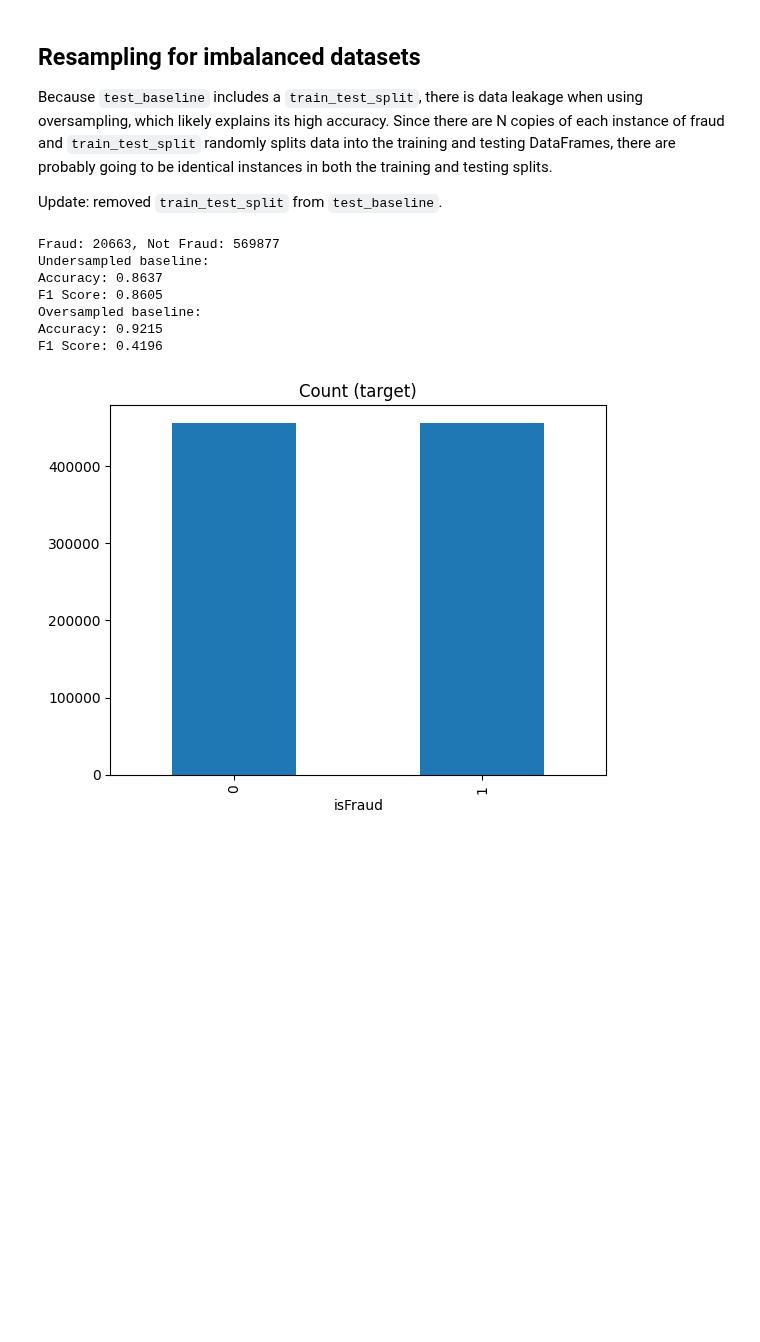
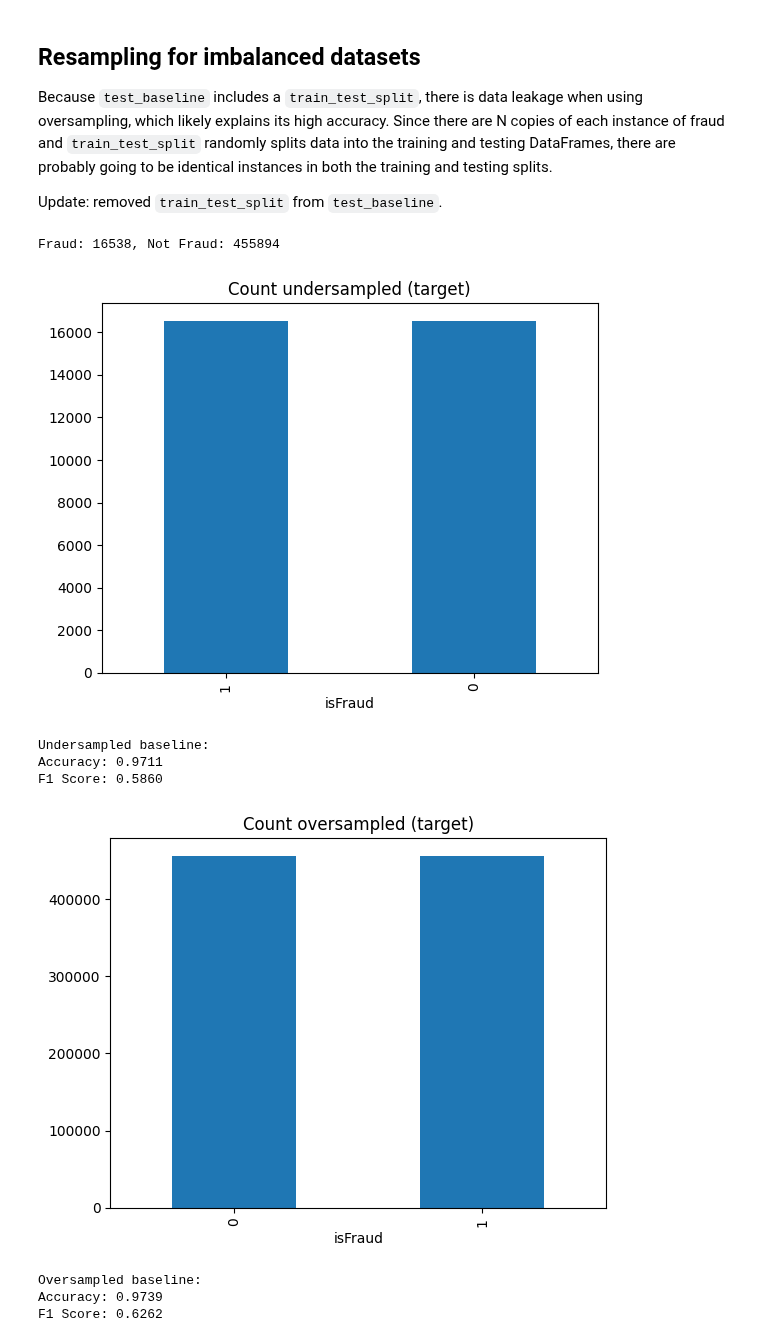
Before and after one commit to zachvin/fraud-prediction, a Jupyter notebook: fraud-etl.ipynb, the cells around one changed output. Saved outputs shown, nothing was run; the diff lists cells and outputs as text; code cells hidden in the pictures; blank space fills up the shorter version.

```diff
--- a/fraud-etl.ipynb
+++ b/fraud-etl.ipynb
@@ -57,14 +57,21 @@ for col in categorical_cols:
     train[col] = encoder.fit_transform(train[col].astype(str))
 
 
-def test_baseline(X_train, y_train, X_test, y_test):
+def test_baseline(X_train, y_train, X_test, y_test, fraud_rate=0.03499):
     classifier = xgboost.XGBClassifier(eval_metric='logloss')
 
     classifier.fit(X_train, y_train)
-    y_pred = classifier.predict(X_test)
+    y_pred_proba = classifier.predict_proba(X_test)
+
+    # 3.499% of train transactions are fraud, so we will label top 3.5% of test transactions as fraud
+    top_k = int(fraud_rate * len(y_pred_proba))
+    top_k_index = pd.Series(y_pred_proba[:, 1]).sort_values(ascending=False).index[:top_k]
+    y_pred = [1 if i in top_k_index else 0 for i in range(len(y_test))]
 
     print(f'Accuracy: {accuracy_score(y_test, y_pred):.4f}')
     print(f'F1 Score: {f1_score(y_test, y_pred):.4f}')
+
+    return classifier
 # %%
 from sklearn.model_selection import train_test_split
 
@@ -82,49 +101,64 @@ Update: removed `train_test_split` from `test_baseline`.
 # %%
 # Undersampling and oversampling
 
-count_not_fraud, count_fraud = train['isFraud'].value_counts()
+# Split all data into train/test to preserve label distribution
+df_undersample_train = train.sample(frac=0.8, random_state=42)
+df_undersample_test = train.drop(df_undersample_train.index)
+
+# Undersample only train entries
+df_fraud = df_undersample_train[df_undersample_train['isFraud'] == 1]
+df_not_fraud = df_undersample_train[df_undersample_train['isFraud'] == 0]
+
+count_not_fraud, count_fraud = df_undersample_train['isFraud'].value_counts()
 print(f'Fraud: {count_fraud}, Not Fraud: {count_not_fraud}')
 
-df_fraud = train[train['isFraud'] == 1]
-df_not_fraud = train[train['isFraud'] == 0]
+undersampled = pd.concat([df_fraud, df_not_fraud.sample(count_fraud, random_state=42)], axis=0)
+undersampled['isFraud'].value_counts().plot(kind='bar', title='Count undersampled (target)')
+plt.show()
 
-undersampled = pd.concat([df_fraud, df_not_fraud.sample(count_fraud, random_state=42)], axis=0)
-undersampled['isFraud'].value_counts().plot(kind='bar', title='Count (target)')
+X_undersample_train = undersampled.drop(['isFraud', 'TransactionID'], axis=1)
+y_undersample_train = undersampled['isFraud']
 
-X_train, X_test, y_train, y_test = train_test_split(undersampled.drop(['isFraud', 'TransactionID'], axis=1), undersampled['isFraud'], test_size=0.2, random_state=42)
+X_undersample_test = df_undersample_test.drop(['isFraud', 'TransactionID'], axis=1)
+y_undersample_test = df_undersample_test['isFraud']
+
+fraud_rate = df_undersample_train['isFraud'].mean()
 
 print('Undersampled baseline:')
-test_baseline(X_train, y_train, X_test, y_test)
+test_baseline(X_undersample_train, y_undersample_train, X_undersample_test, y_undersample_test, fraud_rate=fraud_rate)
 
 # To reduce label leakage, we should perform oversampling after the train-test split
 oversample_train = train.sample(frac=0.8, random_state=42)
 oversample_test = train.drop(oversample_train.index)
 
 # These test entries will not be oversampled
 X_oversample_test = oversample_test.drop(['isFraud', 'TransactionID'], axis=1)
 y_oversample_test = oversample_test['isFraud']
 
 oversample_df_fraud = oversample_train[oversample_train['isFraud'] == 1]
 oversample_df_not_fraud = oversample_train[oversample_train['isFraud'] == 0]
 
 oversample_count_not_fraud = oversample_df_not_fraud.shape[0]
 
 # Oversample the fraud class in training data
 oversampled = pd.concat([oversample_df_not_fraud, oversample_df_fraud.sample(oversample_count_not_fraud, replace=True, random_state=42)], axis=0)
-oversampled['isFraud'].value_counts().plot(kind='bar', title='Count (target)')
+oversampled['isFraud'].value_counts().plot(kind='bar', title='Count oversampled (target)')
+plt.show()
 
 X_oversample_train = oversampled.drop(['isFraud', 'TransactionID'], axis=1)
 y_oversample_train = oversampled['isFraud']
 
+fraud_rate = oversample_train['isFraud'].mean()
 
 print('Oversampled baseline:')
-test_baseline(X_oversample_train, y_oversample_train, X_oversample_test, y_oversample_test)
+test_baseline(X_oversample_train, y_oversample_train, X_oversample_test, y_oversample_test, fraud_rate=fraud_rate)
 # %% [output]
-Fraud: 20663, Not Fraud: 569877
-Undersampled baseline:
-Accuracy: 0.8637
-F1 Score: 0.8605
-Oversampled baseline:
-Accuracy: 0.9215
-F1 Score: 0.4196
+Fraud: 16538, Not Fraud: 455894
-[figure, old version]
+[figure, new version]
+Undersampled baseline:
+Accuracy: 0.9711
+F1 Score: 0.5860
+[figure, added]
+Oversampled baseline:
+Accuracy: 0.9739
+F1 Score: 0.6262
```
Also changed, not shown: parts of 4 cells of this notebook.
